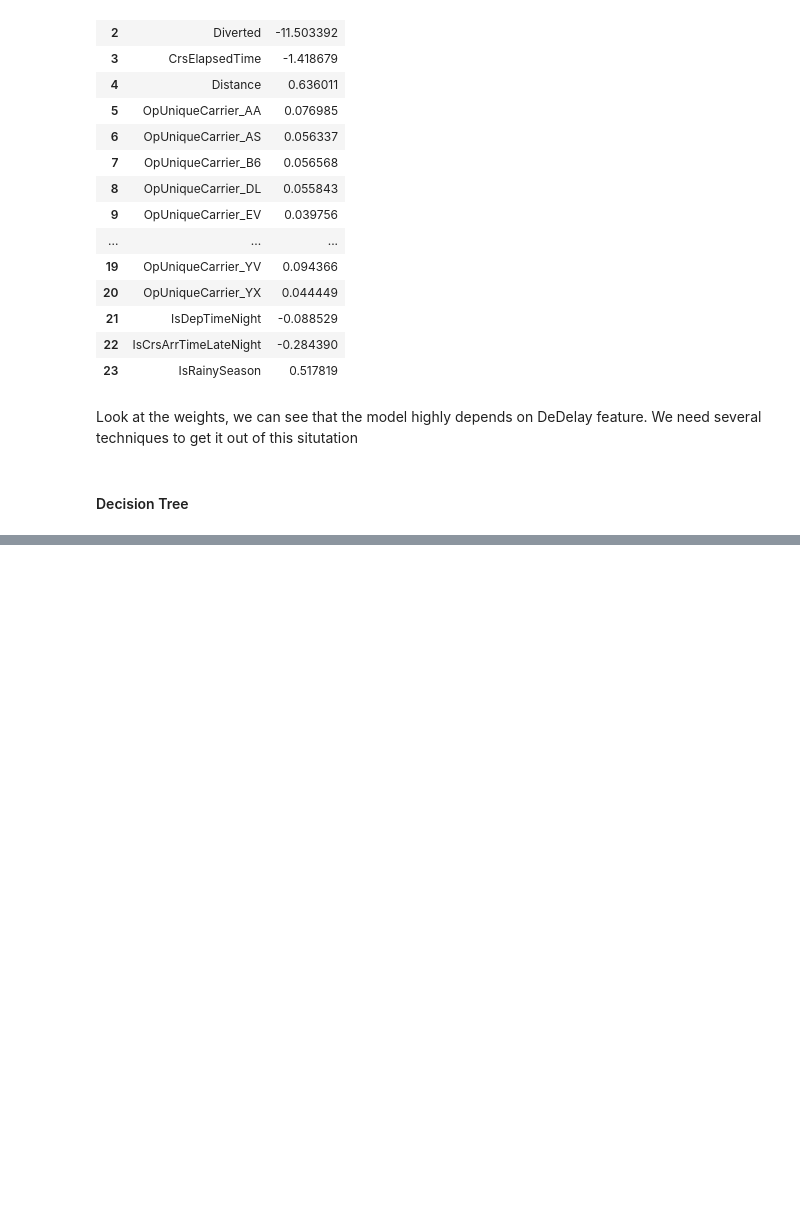
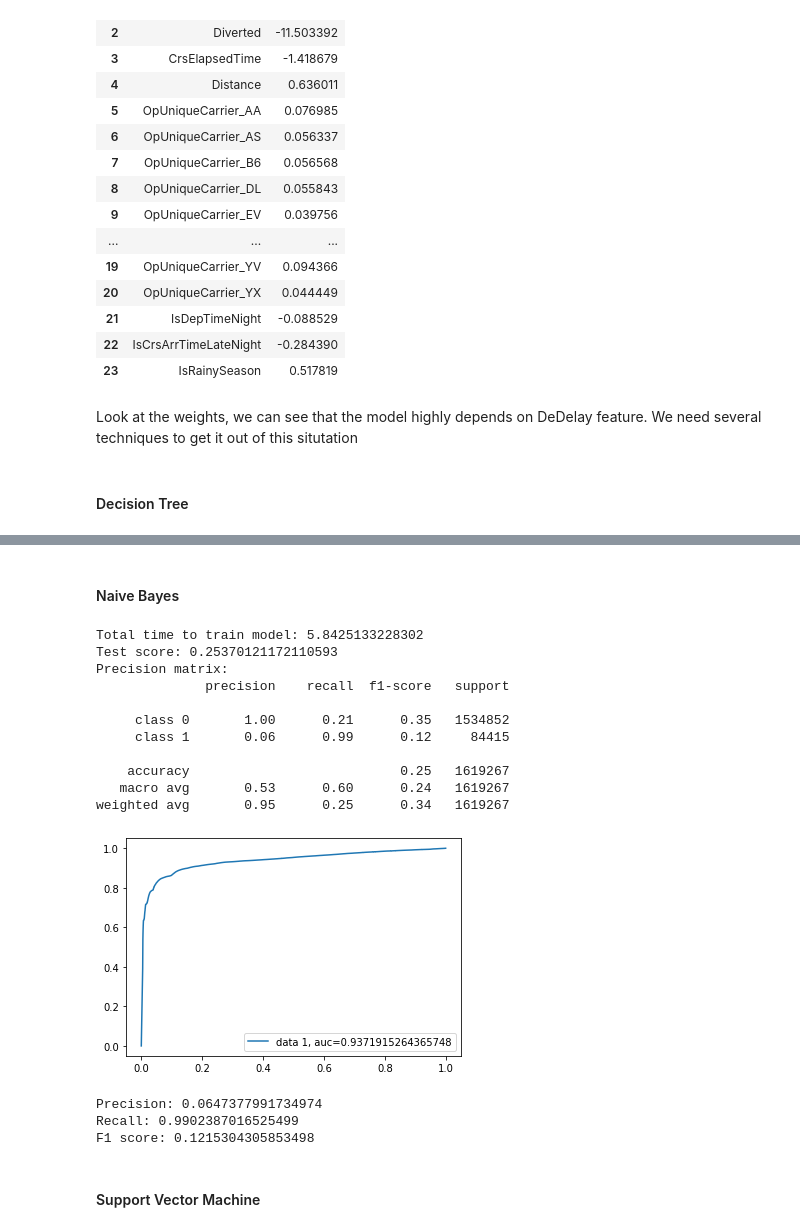
Before and after one commit to tailtq/ml-learning, a Jupyter notebook: ml-08/04_airline_delay_causes.ipynb, the cells around one changed output, grey strips where cells are left out. Cells and saved outputs as stored; diff of their text form; code cells hidden in the pictures; blank space fills up the shorter version.

```diff
--- a/ml-08/04_airline_delay_causes.ipynb
+++ b/ml-08/04_airline_delay_causes.ipynb
@@ -532,0 +535,23 @@ F score: 0.878075438075438
+# %% [markdown]
+#### Naive Bayes
+# %%
+model3, _, importances = train_n_visualize_model(GaussianNB, X_train, y_train, X_test, y_test)
+importances
+# %% [output]
+Total time to train model: 5.8425133228302
+Test score: 0.25370121172110593
+Precision matrix:
+              precision    recall  f1-score   support
+
+     class 0       1.00      0.21      0.35   1534852
+     class 1       0.06      0.99      0.12     84415
+
+    accuracy                           0.25   1619267
+   macro avg       0.53      0.60      0.24   1619267
+weighted avg       0.95      0.25      0.34   1619267
+[figure, added]
+Precision: 0.0647377991734974
+Recall: 0.9902387016525499
+F1 score: 0.1215304305853498
+# %% [markdown]
+#### Support Vector Machine
```
Also changed, not shown: parts of 7 cells of this notebook.
